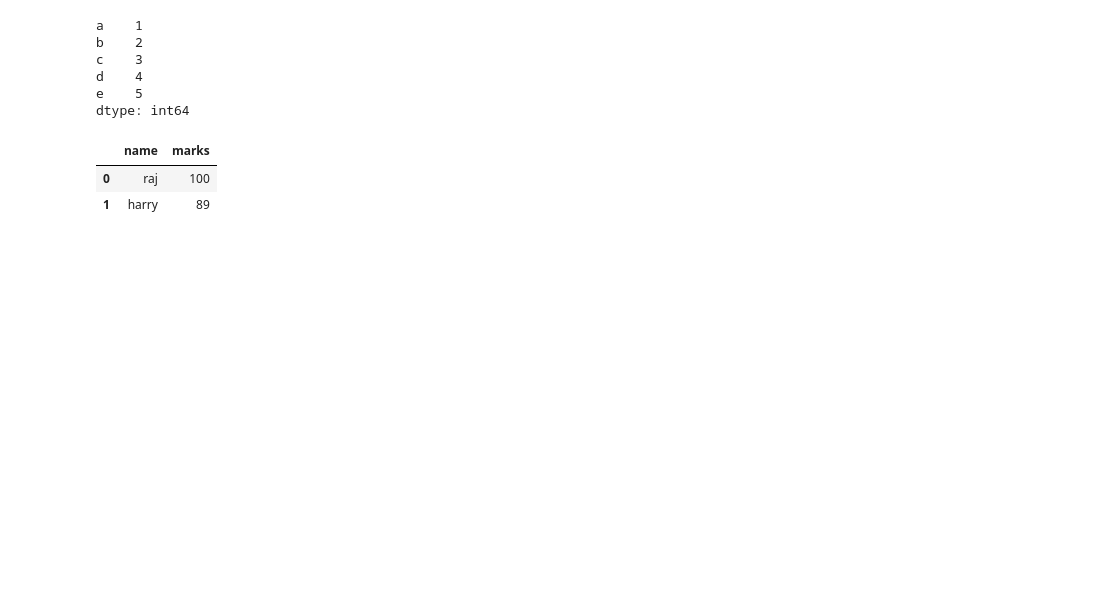
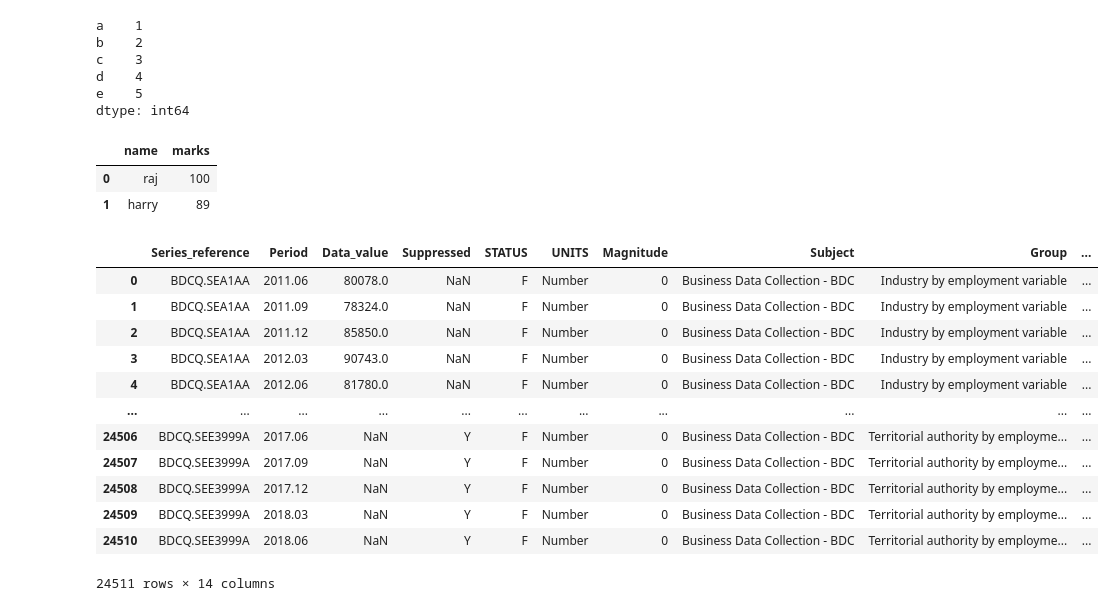
Before and after one commit to PralayeshMukherjee/python, a Jupyter notebook: Pandas/sample.ipynb, the cells around one changed output. Drawn from its saved outputs; the diff is of its cells as text; code cells hidden in the pictures; blank space fills up the shorter version.

Commit message:
upload all my learning of day 2 of learning Pandas

```diff
--- a/Pandas/sample.ipynb
+++ b/Pandas/sample.ipynb
@@ -19,3 +21,21 @@ dataForm
 |  | name | marks |
 | 0 | raj | 100 |
 | 1 | harry | 89 |
+# %%
+df = pd.read_csv("PandasA2Z/data.csv")
+# %%
+df
+# %% [output]
+|  | Series_reference | Period | Data_value | Suppressed | STATUS | UNITS | Magnitude | Subject | Group | ... |
+| 0 | BDCQ.SEA1AA | 2011.06 | 80078.0 | NaN | F | Number | 0 | Business Data Collection - BDC | Industry by employment variable | ... |
+| 1 | BDCQ.SEA1AA | 2011.09 | 78324.0 | NaN | F | Number | 0 | Business Data Collection - BDC | Industry by employment variable | ... |
+| 2 | BDCQ.SEA1AA | 2011.12 | 85850.0 | NaN | F | Number | 0 | Business Data Collection - BDC | Industry by employment variable | ... |
+| 3 | BDCQ.SEA1AA | 2012.03 | 90743.0 | NaN | F | Number | 0 | Business Data Collection - BDC | Industry by employment variable | ... |
+| 4 | BDCQ.SEA1AA | 2012.06 | 81780.0 | NaN | F | Number | 0 | Business Data Collection - BDC | Industry by employment variable | ... |
+| ... | ... | ... | ... | ... | ... | ... | ... | ... | ... | ... |
+| 24506 | BDCQ.SEE3999A | 2017.06 | NaN | Y | F | Number | 0 | Business Data Collection - BDC | Territorial authority by employme... | ... |
+| 24507 | BDCQ.SEE3999A | 2017.09 | NaN | Y | F | Number | 0 | Business Data Collection - BDC | Territorial authority by employme... | ... |
+| 24508 | BDCQ.SEE3999A | 2017.12 | NaN | Y | F | Number | 0 | Business Data Collection - BDC | Territorial authority by employme... | ... |
+| 24509 | BDCQ.SEE3999A | 2018.03 | NaN | Y | F | Number | 0 | Business Data Collection - BDC | Territorial authority by employme... | ... |
+| 24510 | BDCQ.SEE3999A | 2018.06 | NaN | Y | F | Number | 0 | Business Data Collection - BDC | Territorial authority by employme... | ... |
+24511 rows × 14 columns
```
Also changed, not shown: parts of 11 cells of this notebook, 1 other file.
